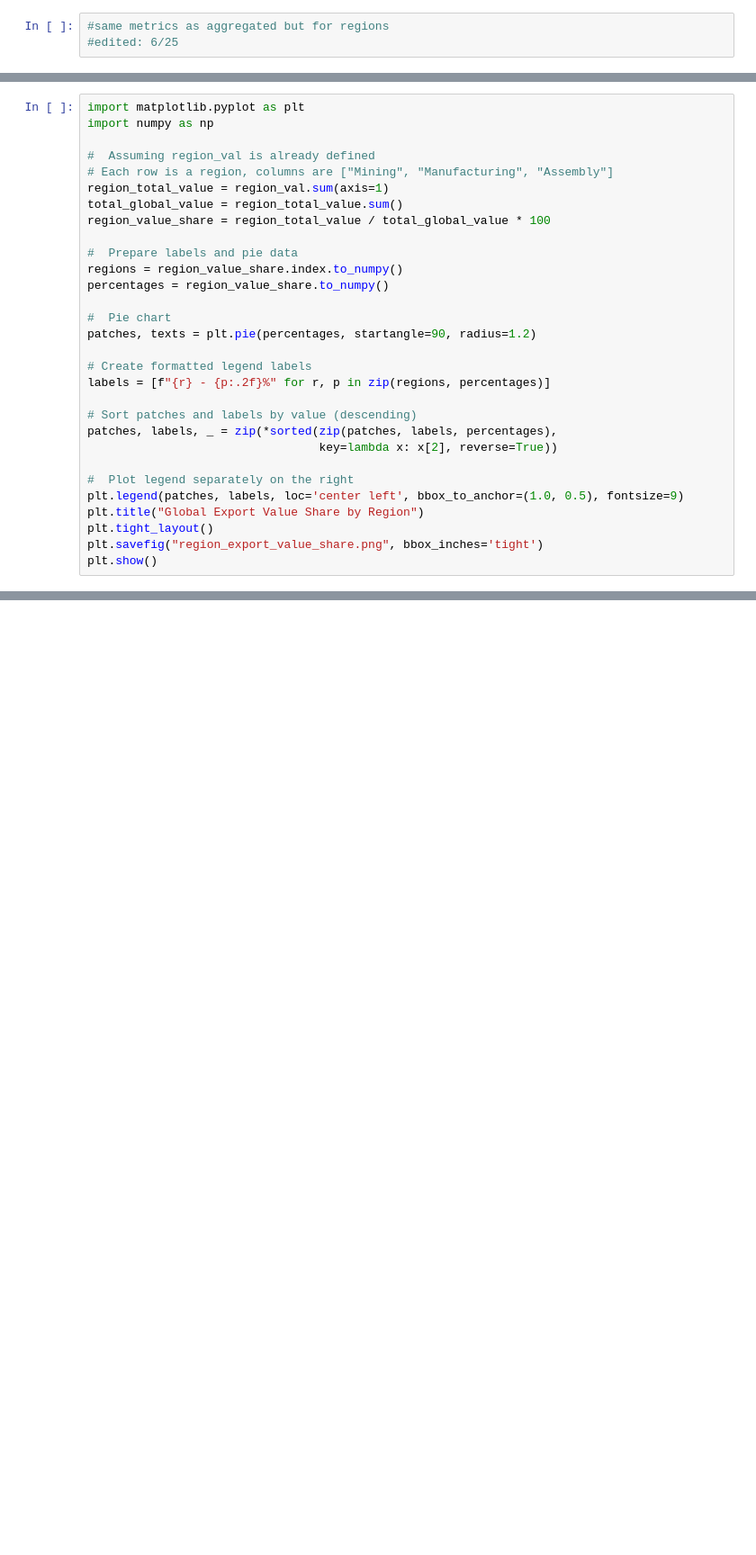
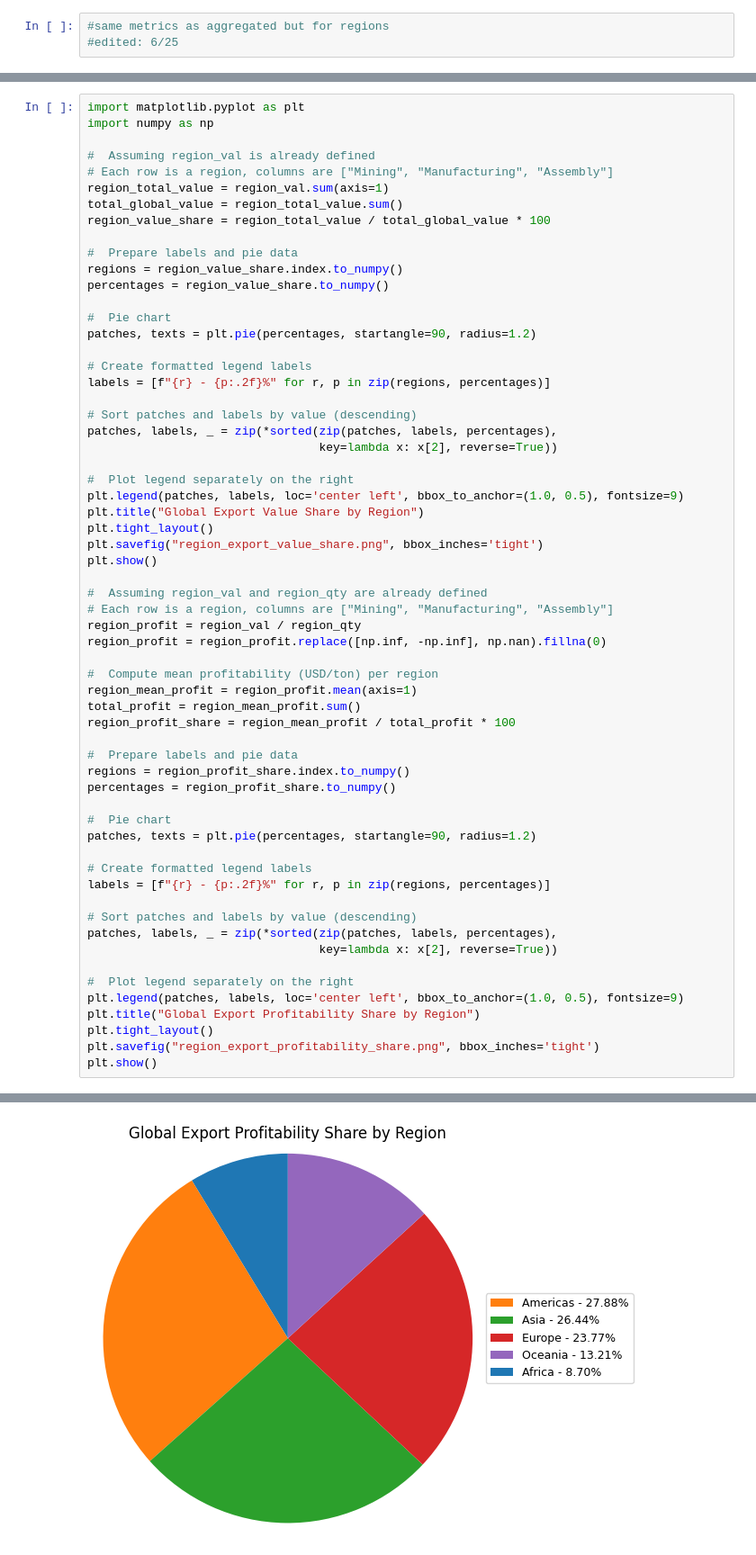
Before and after one commit to pgunhal/E-Waste-Research, a Jupyter notebook: src/aggregated regional analysis.ipynb, the cells around one changed output, grey strips where cells are left out. Shown at 90% size. Saved outputs shown, nothing was run; the diff lists cells and outputs as text; blank space fills up the shorter version.

Commit message:
update sorting and graphs to match with established results

```diff
--- a/src/aggregated regional analysis.ipynb
+++ b/src/aggregated regional analysis.ipynb
@@ -34,30 +34,62 @@ import matplotlib.pyplot as plt
 import numpy as np
 
 #  Assuming region_val is already defined
 # Each row is a region, columns are ["Mining", "Manufacturing", "Assembly"]
 region_total_value = region_val.sum(axis=1)
 total_global_value = region_total_value.sum()
 region_value_share = region_total_value / total_global_value * 100
 
 #  Prepare labels and pie data
 regions = region_value_share.index.to_numpy()
 percentages = region_value_share.to_numpy()
 
 #  Pie chart
 patches, texts = plt.pie(percentages, startangle=90, radius=1.2)
 
 # Create formatted legend labels
 labels = [f"{r} - {p:.2f}%" for r, p in zip(regions, percentages)]
 
 # Sort patches and labels by value (descending)
 patches, labels, _ = zip(*sorted(zip(patches, labels, percentages),
                                  key=lambda x: x[2], reverse=True))
 
 #  Plot legend separately on the right
 plt.legend(patches, labels, loc='center left', bbox_to_anchor=(1.0, 0.5), fontsize=9)
 plt.title("Global Export Value Share by Region")
 plt.tight_layout()
 plt.savefig("region_export_value_share.png", bbox_inches='tight')
 plt.show()
+
+#  Assuming region_val and region_qty are already defined
+# Each row is a region, columns are ["Mining", "Manufacturing", "Assembly"]
+region_profit = region_val / region_qty
+region_profit = region_profit.replace([np.inf, -np.inf], np.nan).fillna(0)
+
+#  Compute mean profitability (USD/ton) per region
+region_mean_profit = region_profit.mean(axis=1)
+total_profit = region_mean_profit.sum()
+region_profit_share = region_mean_profit / total_profit * 100
+
+#  Prepare labels and pie data
+regions = region_profit_share.index.to_numpy()
+percentages = region_profit_share.to_numpy()
+
+#  Pie chart
+patches, texts = plt.pie(percentages, startangle=90, radius=1.2)
+
+# Create formatted legend labels
+labels = [f"{r} - {p:.2f}%" for r, p in zip(regions, percentages)]
+
+# Sort patches and labels by value (descending)
+patches, labels, _ = zip(*sorted(zip(patches, labels, percentages),
+                                 key=lambda x: x[2], reverse=True))
+
+#  Plot legend separately on the right
+plt.legend(patches, labels, loc='center left', bbox_to_anchor=(1.0, 0.5), fontsize=9)
+plt.title("Global Export Profitability Share by Region")
+plt.tight_layout()
+plt.savefig("region_export_profitability_share.png", bbox_inches='tight')
+plt.show()
 # %% [output]
 [figure]
+[figure, added]
```
Also changed, not shown: 5 other files.
